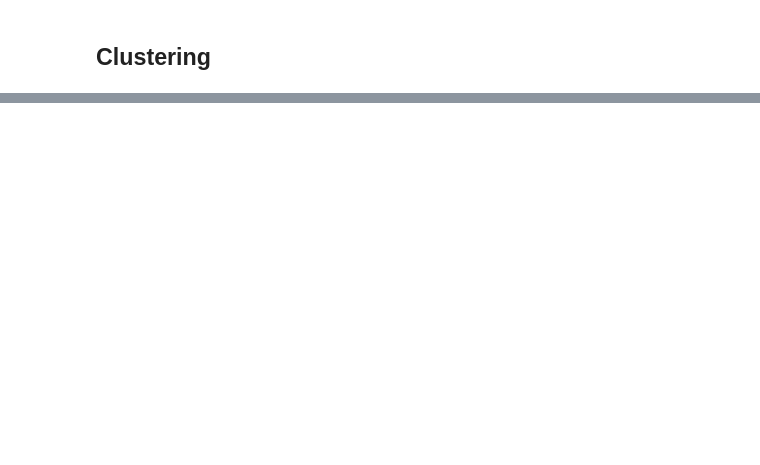
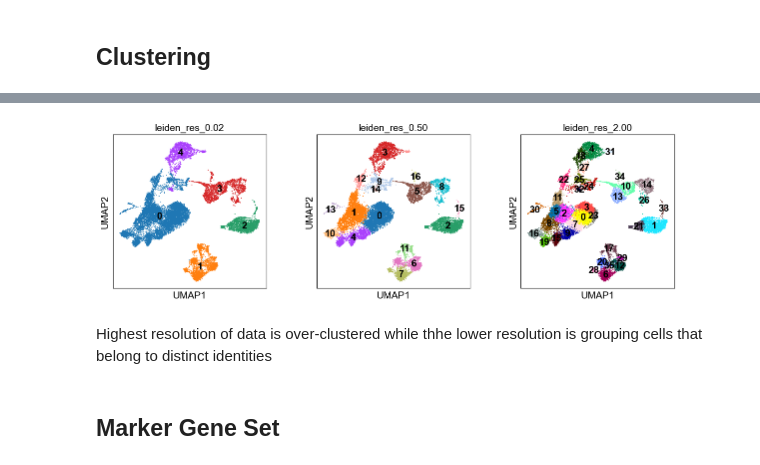
Before and after one commit to katarinazosel/Summer2024Caleb, a Jupyter notebook: Tutorials/Preprocessing_Clustering_Scanpy/Preprocessing_and_Clustering_Tutorial.ipynb, the cells around one changed output, grey strips where cells are left out. Drawn from its saved outputs; the diff is of its cells as text; code cells hidden in the pictures; blank space fills up the shorter version.

```diff
--- a/Tutorials/Preprocessing_Clustering_Scanpy/Preprocessing_and_Clustering_Tutorial.ipynb
+++ b/Tutorials/Preprocessing_Clustering_Scanpy/Preprocessing_and_Clustering_Tutorial.ipynb
@@ -159,0 +213,17 @@ sc.pl.umap(adata, color=["leiden"])
+# %%
+for res in [0.02, 0.5, 2.0]:
+    sc.tl.leiden(
+        adata, key_added=f"leiden_res_{res:4.2f}", resolution=res
+    )
+# %%
+sc.pl.umap(
+    adata,
+    color=["leiden_res_0.02", "leiden_res_0.50", "leiden_res_2.00"],
+    legend_loc="on data",
+)
+# %% [output]
+[figure, added]
+# %% [markdown]
+Highest resolution of data is over-clustered while thhe lower resolution is grouping cells that belong to distinct identities
+# %% [markdown]
+## Marker Gene Set
```
Also changed, not shown: parts of 27 cells of this notebook.
